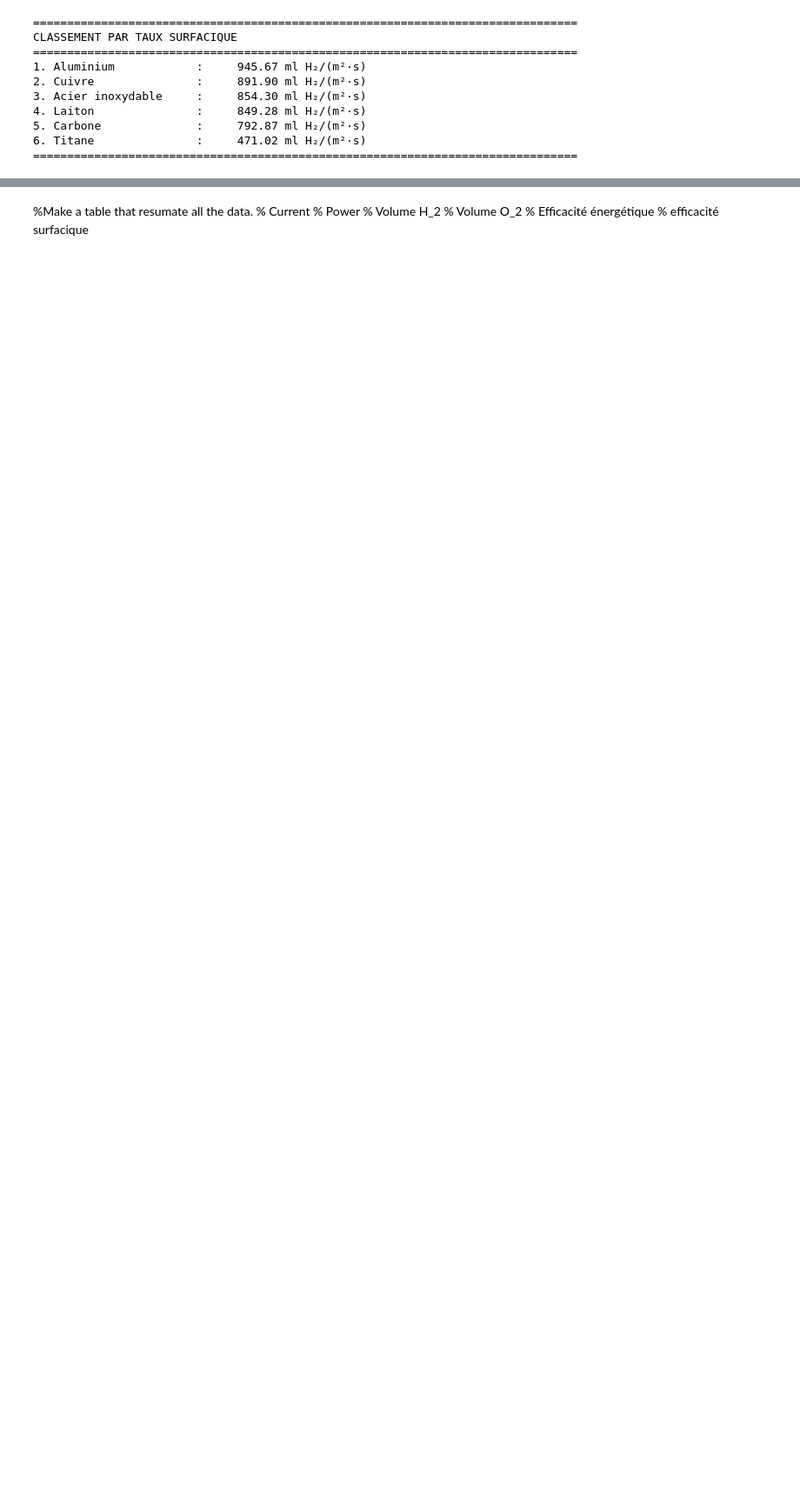
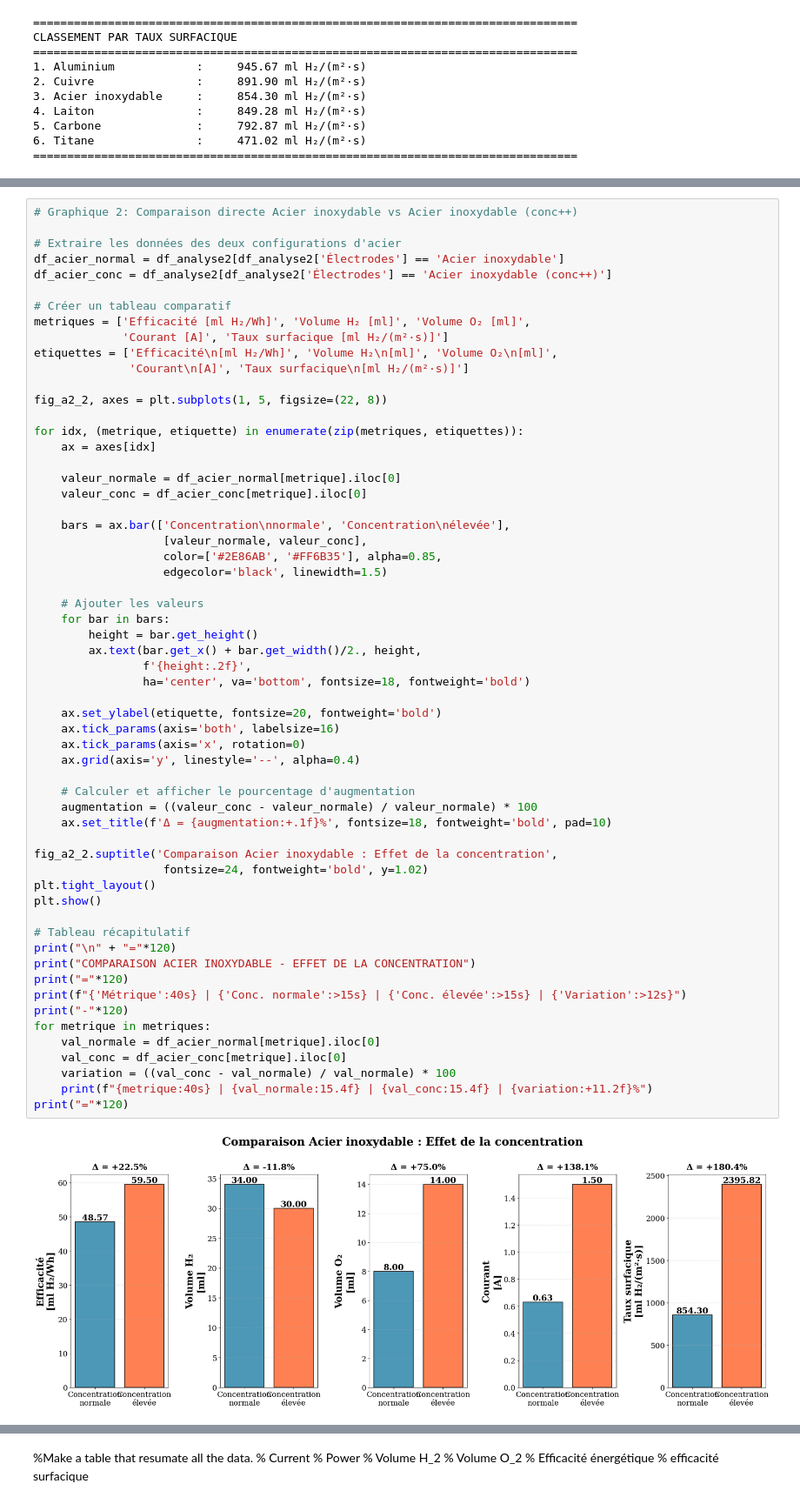
Before and after one commit to Belouse/GPH-University-Laval-Course, a Jupyter notebook: Ulaval Session 7 Automne 2025/TPA/Laboratoire 4 hydrolyse/Analyse lab 4 - hydrolyse.ipynb, the cells around one changed output, grey strips where cells are left out. Shown at 87% size. Cells and saved outputs as stored; diff of their text form; blank space fills up the shorter version.

```diff
--- a/Ulaval Session 7 Automne 2025/TPA/Laboratoire 4 hydrolyse/Analyse lab 4 - hydrolyse.ipynb
+++ b/Ulaval Session 7 Automne 2025/TPA/Laboratoire 4 hydrolyse/Analyse lab 4 - hydrolyse.ipynb
@@ -441,0 +583,61 @@ Ratio moyen observé: 2.63
+# %%
+# Graphique 2: Comparaison directe Acier inoxydable vs Acier inoxydable (conc++)
+
+# Extraire les données des deux configurations d'acier
+df_acier_normal = df_analyse2[df_analyse2['Électrodes'] == 'Acier inoxydable']
+df_acier_conc = df_analyse2[df_analyse2['Électrodes'] == 'Acier inoxydable (conc++)']
+
+# Créer un tableau comparatif
+metriques = ['Efficacité [ml H₂/Wh]', 'Volume H₂ [ml]', 'Volume O₂ [ml]',
+             'Courant [A]', 'Taux surfacique [ml H₂/(m²·s)]']
+etiquettes = ['Efficacité\n[ml H₂/Wh]', 'Volume H₂\n[ml]', 'Volume O₂\n[ml]',
+              'Courant\n[A]', 'Taux surfacique\n[ml H₂/(m²·s)]']
+
+fig_a2_2, axes = plt.subplots(1, 5, figsize=(22, 8))
+
+for idx, (metrique, etiquette) in enumerate(zip(metriques, etiquettes)):
+    ax = axes[idx]
+
+    valeur_normale = df_acier_normal[metrique].iloc[0]
+    valeur_conc = df_acier_conc[metrique].iloc[0]
+
+    bars = ax.bar(['Concentration\nnormale', 'Concentration\nélevée'],
+                   [valeur_normale, valeur_conc],
+                   color=['#2E86AB', '#FF6B35'], alpha=0.85,
+                   edgecolor='black', linewidth=1.5)
+
+    # Ajouter les valeurs
+    for bar in bars:
+        height = bar.get_height()
+        ax.text(bar.get_x() + bar.get_width()/2., height,
+                f'{height:.2f}',
+                ha='center', va='bottom', fontsize=18, fontweight='bold')
+
+    ax.set_ylabel(etiquette, fontsize=20, fontweight='bold')
+    ax.tick_params(axis='both', labelsize=16)
+    ax.tick_params(axis='x', rotation=0)
+    ax.grid(axis='y', linestyle='--', alpha=0.4)
+
+    # Calculer et afficher le pourcentage d'augmentation
+    augmentation = ((valeur_conc - valeur_normale) / valeur_normale) * 100
+    ax.set_title(f'Δ = {augmentation:+.1f}%', fontsize=18, fontweight='bold', pad=10)
+
+fig_a2_2.suptitle('Comparaison Acier inoxydable : Effet de la concentration',
+                   fontsize=24, fontweight='bold', y=1.02)
+plt.tight_layout()
+plt.show()
+
+# Tableau récapitulatif
+print("\n" + "="*120)
+print("COMPARAISON ACIER INOXYDABLE - EFFET DE LA CONCENTRATION")
+print("="*120)
+print(f"{'Métrique':40s} | {'Conc. normale':>15s} | {'Conc. élevée':>15s} | {'Variation':>12s}")
+print("-"*120)
+for metrique in metriques:
+    val_normale = df_acier_normal[metrique].iloc[0]
+    val_conc = df_acier_conc[metrique].iloc[0]
+    variation = ((val_conc - val_normale) / val_normale) * 100
+    print(f"{metrique:40s} | {val_normale:15.4f} | {val_conc:15.4f} | {variation:+11.2f}%")
+print("="*120)
+# %% [output]
+[figure, added]
```
Also changed, not shown: parts of 13 cells of this notebook, 1 other file.
